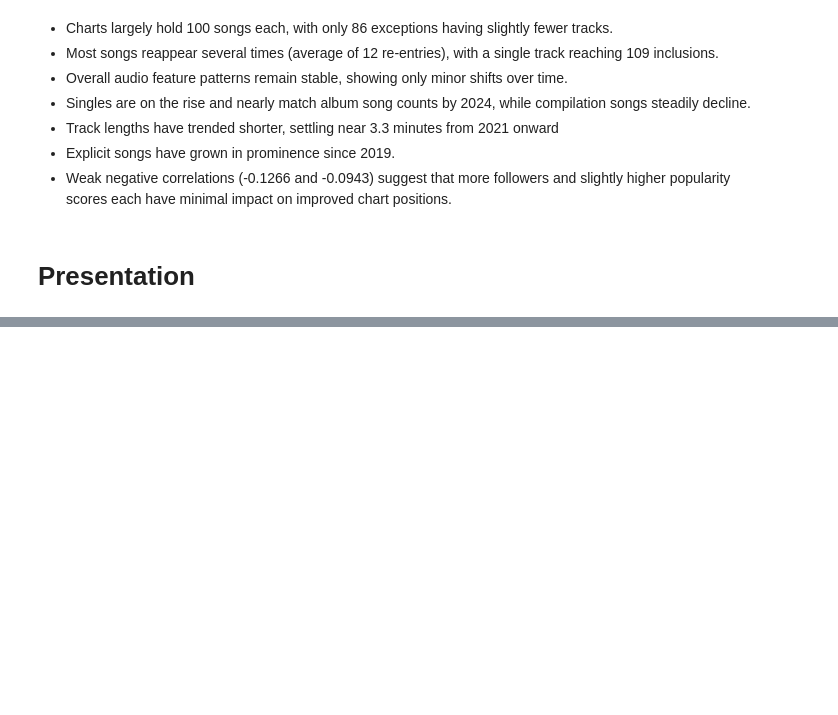
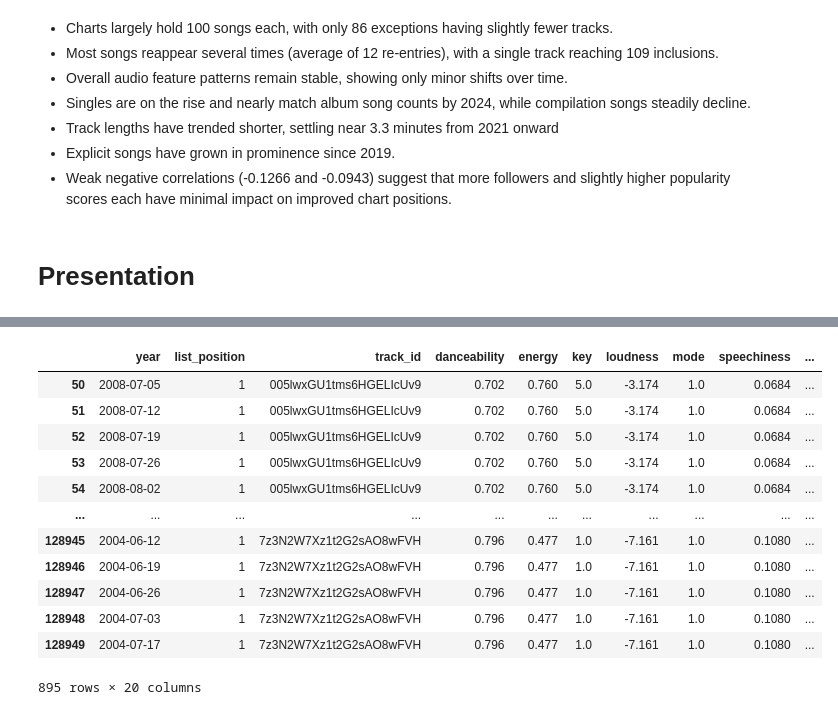
Before and after one commit to guillermocontp/recommendation-system, a Jupyter notebook: analysis.ipynb, the cells around one changed output, grey strips where cells are left out. Cells and saved outputs as stored; diff of their text form; code cells hidden in the pictures; blank space fills up the shorter version.

```diff
--- a/analysis.ipynb
+++ b/analysis.ipynb
@@ -2453,0 +2320,13 @@ See the caveats in the documentation: https://pandas.pydata.org/pandas-docs/stab
+# %%
+# takes a bad date and returns bad date + January first or bad date + first day of month
+def convert_bad_dates(date_string):
+    # check if string is YYYY and return YYYY + -01-01
+    if len(date_string) == 4:
+        return f"{date_string}-01-01"
+
+    # check if string is YYYY-MM and return YYYY-MM + -01
+    if len(date_string) == 7:
+        return f"{date_string}-01"
+
+    # otherwise return original string
+    return date_string
@@ -2453,0 +2348,17 @@ See the caveats in the documentation: https://pandas.pydata.org/pandas-docs/stab
+# %%
+def select_spotify_tracks(dataframe):
+    # filter on rows where list potion is 1
+    top_songs = second_merge[second_merge['list_position'] == 1]
+
+    top_songs['year'] = top_songs['year'].apply(convert_bad_dates)
+    top_songs['release_date'] = top_songs['release_date'].apply(convert_bad_dates)
+
+    top_songs['release_date'] = pd.to_datetime(top_songs['release_date'])
+    top_songs['year'] = pd.to_datetime(top_songs['year'])
+
+    # filter rows where release_year is before year
+    filtered_top_songs = top_songs[top_songs['release_date'] < top_songs['year']]
+
+    return filtered_top_songs
+# %%
+spotisong = select_spotify_tracks(second_merge)
@@ -2453,0 +2386,16 @@ See the caveats in the documentation: https://pandas.pydata.org/pandas-docs/stab
+# %%
+spotisong
+# %% [output]
+|  | year | list_position | track_id | danceability | energy | key | loudness | mode | speechiness | ... |
+| 50 | 2008-07-05 | 1 | 005lwxGU1tms6HGELIcUv9 | 0.702 | 0.760 | 5.0 | -3.174 | 1.0 | 0.0684 | ... |
+| 51 | 2008-07-12 | 1 | 005lwxGU1tms6HGELIcUv9 | 0.702 | 0.760 | 5.0 | -3.174 | 1.0 | 0.0684 | ... |
+| 52 | 2008-07-19 | 1 | 005lwxGU1tms6HGELIcUv9 | 0.702 | 0.760 | 5.0 | -3.174 | 1.0 | 0.0684 | ... |
+| 53 | 2008-07-26 | 1 | 005lwxGU1tms6HGELIcUv9 | 0.702 | 0.760 | 5.0 | -3.174 | 1.0 | 0.0684 | ... |
+| 54 | 2008-08-02 | 1 | 005lwxGU1tms6HGELIcUv9 | 0.702 | 0.760 | 5.0 | -3.174 | 1.0 | 0.0684 | ... |
+| ... | ... | ... | ... | ... | ... | ... | ... | ... | ... | ... |
+| 128945 | 2004-06-12 | 1 | 7z3N2W7Xz1t2G2sAO8wFVH | 0.796 | 0.477 | 1.0 | -7.161 | 1.0 | 0.1080 | ... |
+| 128946 | 2004-06-19 | 1 | 7z3N2W7Xz1t2G2sAO8wFVH | 0.796 | 0.477 | 1.0 | -7.161 | 1.0 | 0.1080 | ... |
+| 128947 | 2004-06-26 | 1 | 7z3N2W7Xz1t2G2sAO8wFVH | 0.796 | 0.477 | 1.0 | -7.161 | 1.0 | 0.1080 | ... |
+| 128948 | 2004-07-03 | 1 | 7z3N2W7Xz1t2G2sAO8wFVH | 0.796 | 0.477 | 1.0 | -7.161 | 1.0 | 0.1080 | ... |
+| 128949 | 2004-07-17 | 1 | 7z3N2W7Xz1t2G2sAO8wFVH | 0.796 | 0.477 | 1.0 | -7.161 | 1.0 | 0.1080 | ... |
+895 rows × 20 columns
```
Also changed, not shown: parts of 27 cells of this notebook, 8 other files.
